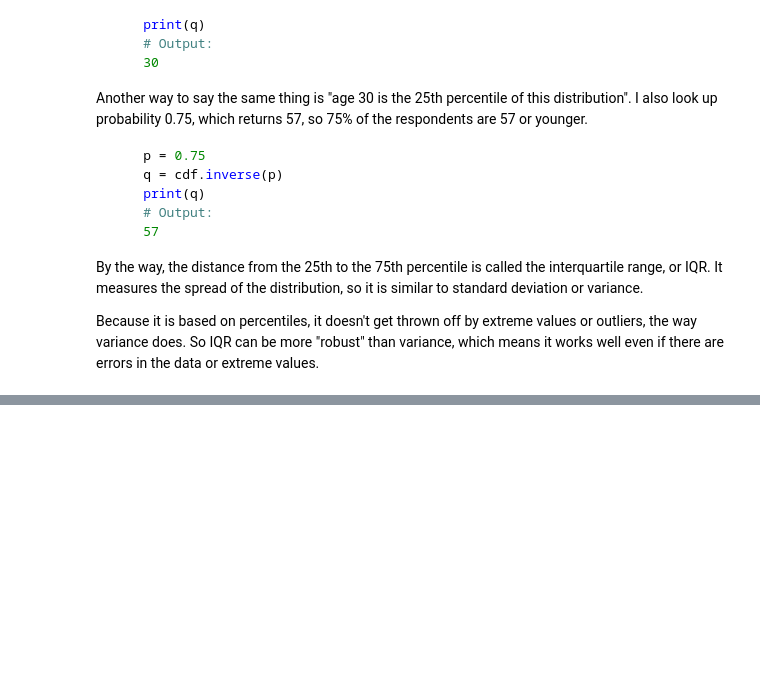
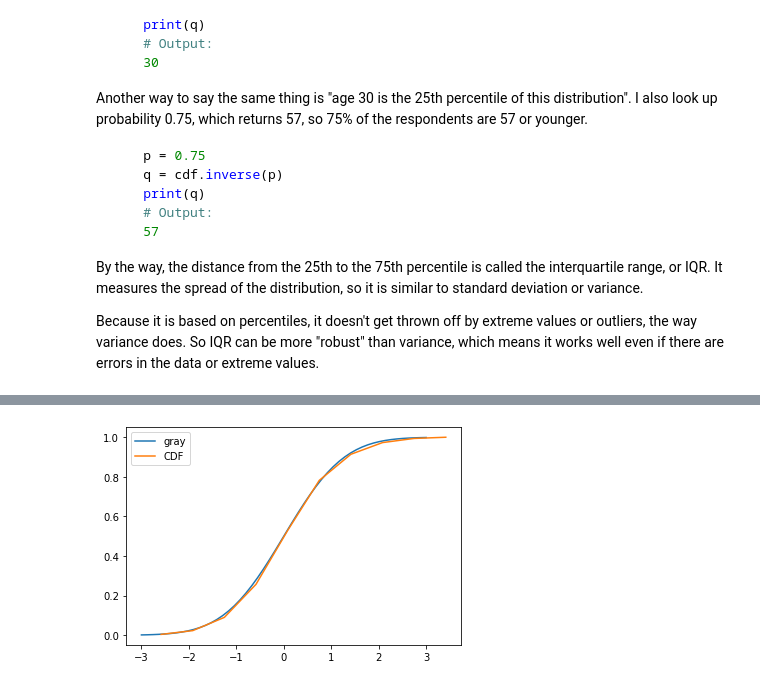
Before and after one commit to SketchQ/DataCamp_DataScience_Track, a Jupyter notebook: 16_Exploratory Data Analysis in Python/Chapter_2_Distributions.ipynb, the cells around one changed output, grey strips where cells are left out. Cells and saved outputs as stored; diff of their text form; code cells hidden in the pictures; blank space fills up the shorter version.

```diff
--- a/16_Exploratory Data Analysis in Python/Chapter_2_Distributions.ipynb
+++ b/16_Exploratory Data Analysis in Python/Chapter_2_Distributions.ipynb
@@ -364,0 +395,12 @@ In general, I recommend CDFs for exploratory analysis. They give you a clear vie
+# %%
+from scipy.stats import norm
+
+xs = np.linspace(-3, 3)
+ys = norm(0,1).cdf(xs)
+
+plt.plot(xs, ys, label='gray')
+plt.plot(bins_count[1:], cdf, label='CDF')
+plt.legend()
+plt.show()
+# %% [output]
+[figure, added]
```
Also changed, not shown: parts of 16 cells of this notebook, 1 other file.
